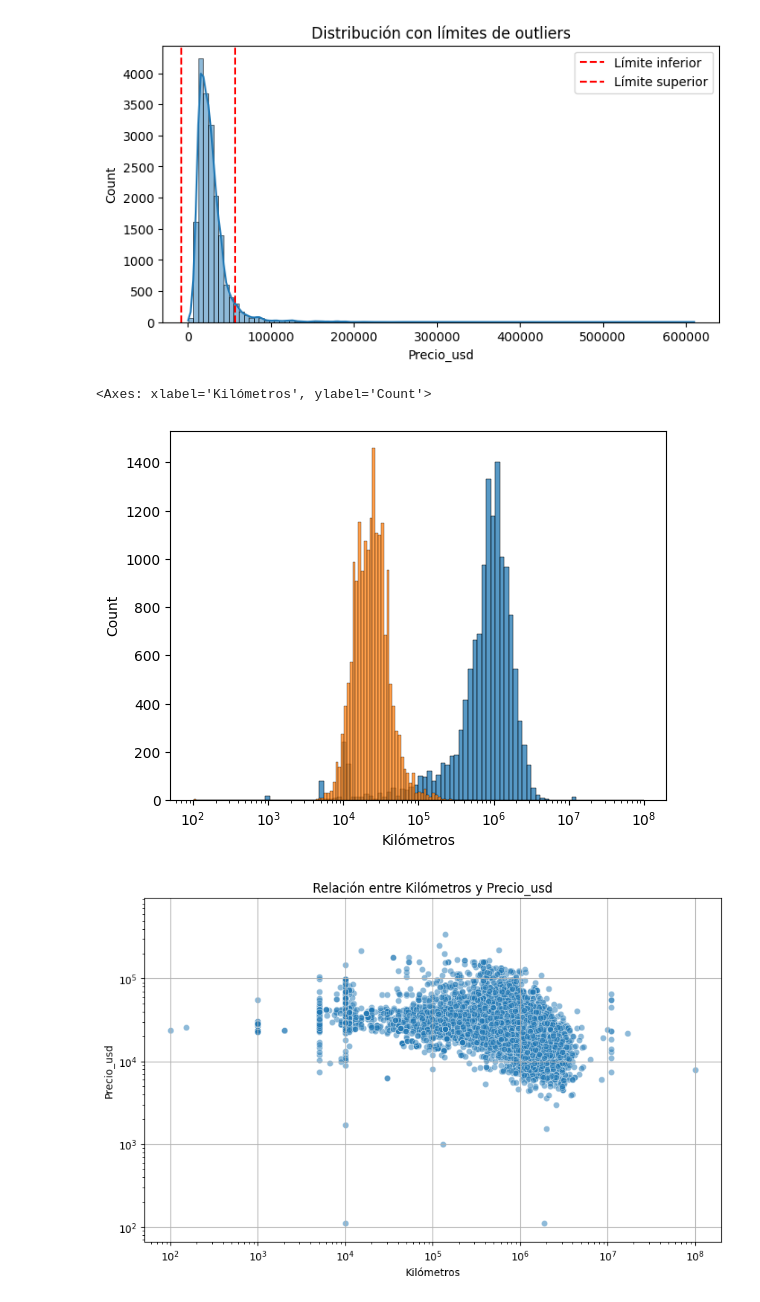
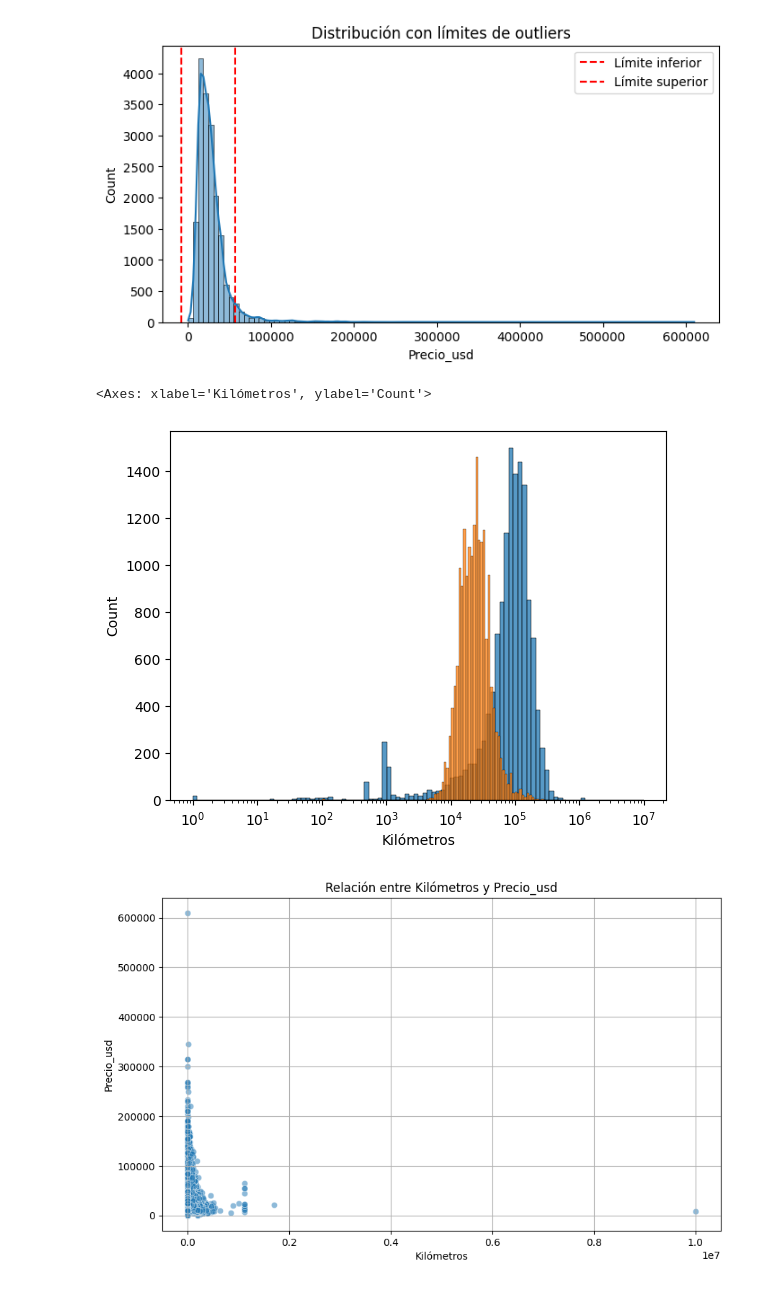
Before and after one commit to matilein/ProyectoML, a Jupyter notebook: datasetintermedio.ipynb, the cells around one changed output. Drawn from its saved outputs; the diff is of its cells as text; code cells hidden in the pictures.

```diff
--- a/datasetintermedio.ipynb
+++ b/datasetintermedio.ipynb
@@ -16,9 +16,8 @@ for col in df.select_dtypes(include=['float64']).columns:
 df['Kilómetros'] = (
     df['Kilómetros']
     .astype(str)
-    .str.replace(' km', '', regex=False)
-    .str.replace('.', '', regex=False)
-    .str.strip()
+    .str.extract(r'(\d+)')   # extrae solo los dígitos del principio
+    .astype(float)
 )
 
 # 2. Convertir a float (por si hay decimales escondidos)
@@ -29,3 +28,9 @@ df = df[df['Kilómetros'].notna()]
 
 # 4. Convertir a entero
 df['Kilómetros'] = df['Kilómetros'].astype(int)
+
+
+
+
+# Verificar si hubo errores
+print(df[['Kilómetros']].sample(10))
@@ -379,20 +396,18 @@ sns.histplot(df['Kilómetros'], bins=100, log_scale=True)
 sns.histplot(df['Precio_usd'], bins=100, log_scale=True)
 # %% [output]
 <Axes: xlabel='Kilómetros', ylabel='Count'>
-[figure, old version]
+[figure, new version]
 # %%
 #grafico de kilomtros vs precios
 plt.figure(figsize=(10, 6))
 sns.scatterplot(data=df, x='Kilómetros', y='Precio_usd', alpha=0.5)
 plt.title('Relación entre Kilómetros y Precio_usd')
 plt.xlabel('Kilómetros')
 plt.ylabel('Precio_usd')
-plt.xscale('log')
-plt.yscale('log')
 plt.grid(True)
 plt.show()
 # %% [output]
-[figure, old version]
+[figure, new version]
 # %%
 #filas antes de limpiar outliers
 print(f"Filas antes de limpiar outliers: {len(df)}")
```
Also changed, not shown: parts of 7 cells of this notebook, 38 other files.
